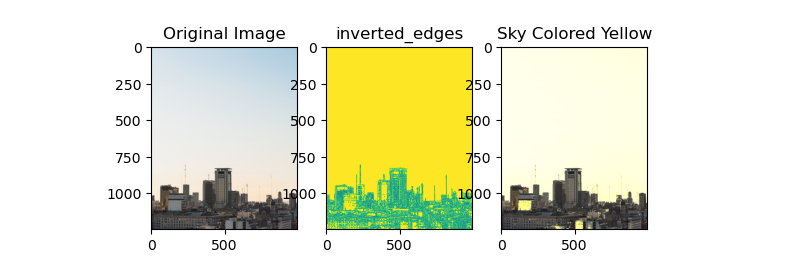
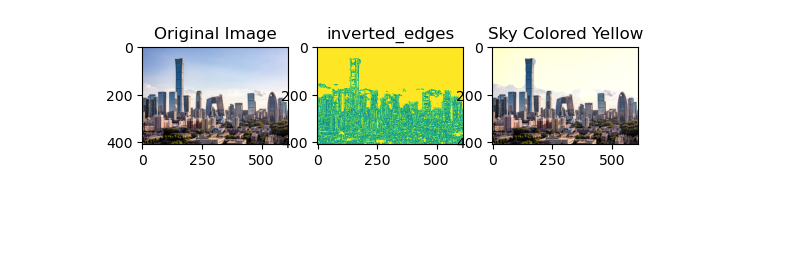
Before and after one commit to smileyround/Sky-Detection-in-Images---A-Computer-Vision-Approach, a Jupyter notebook: sky_final.ipynb, the cells around one changed output. Cells and saved outputs as stored; diff of their text form; code cells hidden in the pictures; blank space fills up the shorter version.

Commit message:
Use_Morphological_Operations

```diff
--- a/sky_final.ipynb
+++ b/sky_final.ipynb
@@ -4,43 +4,49 @@ import numpy as np
 import matplotlib.pyplot as plt
 
 # Load the image
-image = cv2.imread('sky/1.jpeg')
+image = cv2.imread('sky/8.jpeg')
 
 # Convert to RGB
 image_rgb = cv2.cvtColor(image, cv2.COLOR_BGR2RGB)
 
 # Define the blue color range in RGB
-lower_blue = np.array([80, 80, 120])
+lower_blue = np.array([0, 80, 120])
 upper_blue = np.array([255, 255, 255])
 
 # Create a mask for the aky color range in the RGB image
 sky_mask = cv2.inRange(image_rgb, lower_blue, upper_blue)
 
 # Find the edge and remove the edge from the sky
 edges = cv2.Canny(image_rgb,40,50)
 inverted_edges = cv2.bitwise_not(edges)
 combined_mask = cv2.bitwise_and(sky_mask, inverted_edges)
 
+# Define a kernel size
+kernel_size = 50  # Example size, adjust as needed
+kernel = cv2.getStructuringElement(cv2.MORPH_ELLIPSE, (kernel_size, kernel_size))
+combined_mask_morpho = cv2.morphologyEx(combined_mask, cv2.MORPH_OPEN, kernel)
+
 # Create an image to apply the mask to
 colored_sky = np.zeros_like(image_rgb)
-colored_sky[np.where(combined_mask == 255)] = [255, 255, 0]  # Color the sky yellow in RGB format
+colored_sky[np.where(combined_mask_morpho == 255)] = [255, 255, 0]  # Color the sky yellow in RGB format
 
 # Merge the original RGB image with the colored sky
 result_rgb = cv2.addWeighted(image_rgb, 1, colored_sky, 1, 0)
+
 
 # Display the original and result images
 plt.subplot(1, 3, 1)
 plt.imshow(image_rgb)
 plt.title('Original Image')
 
 plt.subplot(1, 3, 2)
 plt.imshow(inverted_edges)
 plt.title('inverted_edges')
 
 plt.subplot(1, 3, 3)
 plt.imshow(result_rgb)
 plt.title('Sky Colored Yellow')
 
 plt.show()
 # %% [output]
-[figure, old version]
+[figure, new version]
```
Also changed, not shown: parts of 1 cell of this notebook.
